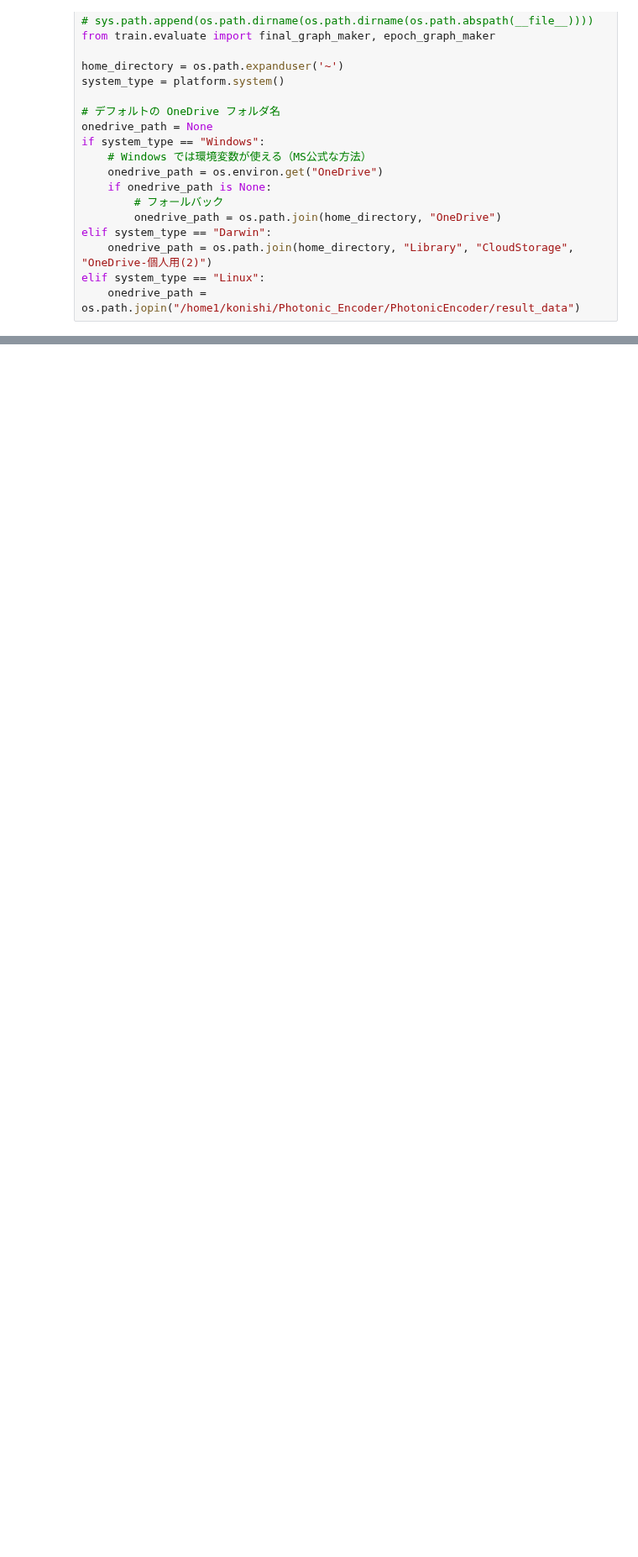
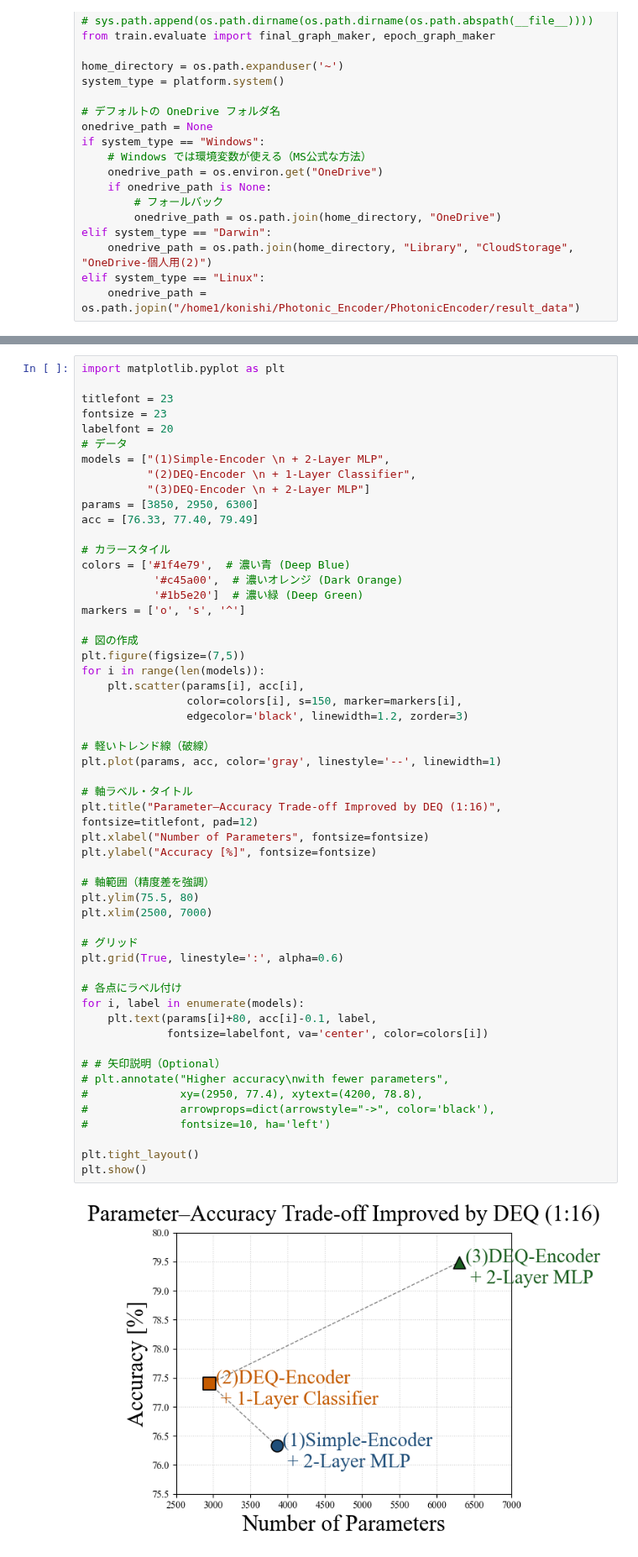
Before and after one commit to Ryuichi-K-create/PhotonicEncoder_public, a Jupyter notebook: Runner/evaluate_note/test_graph.ipynb, the cells around one changed output, grey strips where cells are left out. Shown at 84% size. Drawn from its saved outputs; the diff is of its cells as text; blank space fills up the shorter version.

```diff
--- a/Runner/evaluate_note/test_graph.ipynb
+++ b/Runner/evaluate_note/test_graph.ipynb
@@ -219,0 +240,56 @@ final_graph_maker(file_pathes,variable_param,variable_value,variable_value,label
+# %%
+import matplotlib.pyplot as plt
+
+titlefont = 23
+fontsize = 23
+labelfont = 20
+# データ
+models = ["(1)Simple-Encoder \n + 2-Layer MLP",
+          "(2)DEQ-Encoder \n + 1-Layer Classifier",
+          "(3)DEQ-Encoder \n + 2-Layer MLP"]
+params = [3850, 2950, 6300]
+acc = [76.33, 77.40, 79.49]
+
+# カラースタイル
+colors = ['#1f4e79',  # 濃い青 (Deep Blue)
+           '#c45a00',  # 濃いオレンジ (Dark Orange)
+           '#1b5e20']  # 濃い緑 (Deep Green)
+markers = ['o', 's', '^']
+
+# 図の作成
+plt.figure(figsize=(7,5))
+for i in range(len(models)):
+    plt.scatter(params[i], acc[i],
+                color=colors[i], s=150, marker=markers[i],
+                edgecolor='black', linewidth=1.2, zorder=3)
+
+# 軽いトレンド線（破線）
+plt.plot(params, acc, color='gray', linestyle='--', linewidth=1)
+
+# 軸ラベル・タイトル
+plt.title("Parameter–Accuracy Trade-off Improved by DEQ (1:16)", fontsize=titlefont, pad=12)
+plt.xlabel("Number of Parameters", fontsize=fontsize)
+plt.ylabel("Accuracy [%]", fontsize=fontsize)
+
+# 軸範囲（精度差を強調）
+plt.ylim(75.5, 80)
+plt.xlim(2500, 7000)
+
+# グリッド
+plt.grid(True, linestyle=':', alpha=0.6)
+
+# 各点にラベル付け
+for i, label in enumerate(models):
+    plt.text(params[i]+80, acc[i]-0.1, label,
+             fontsize=labelfont, va='center', color=colors[i])
+
+# # 矢印説明（Optional）
+# plt.annotate("Higher accuracy\nwith fewer parameters",
+#              xy=(2950, 77.4), xytext=(4200, 78.8),
+#              arrowprops=dict(arrowstyle="->", color='black'),
+#              fontsize=10, ha='left')
+
+plt.tight_layout()
+plt.show()
+# %% [output]
+[figure, added]
```
Also changed, not shown: parts of 5 cells of this notebook, 2 other files.
